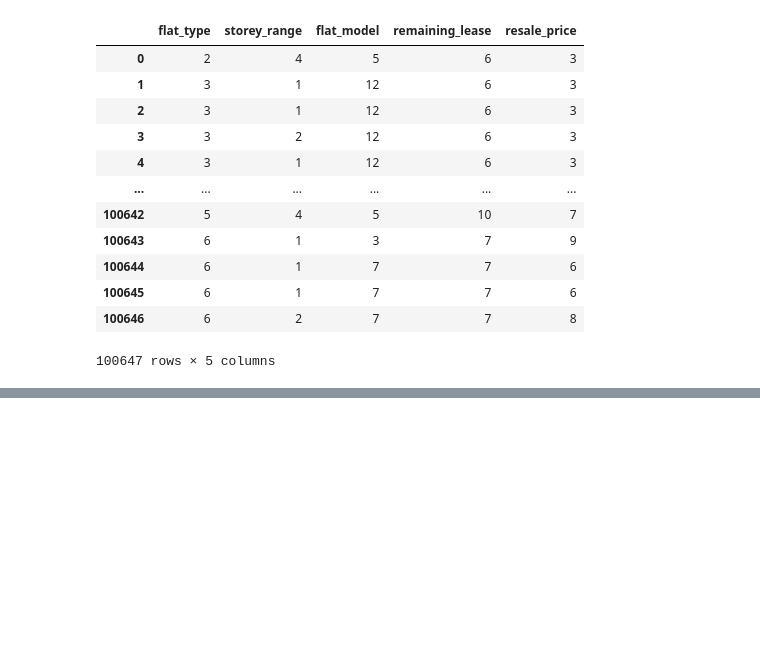
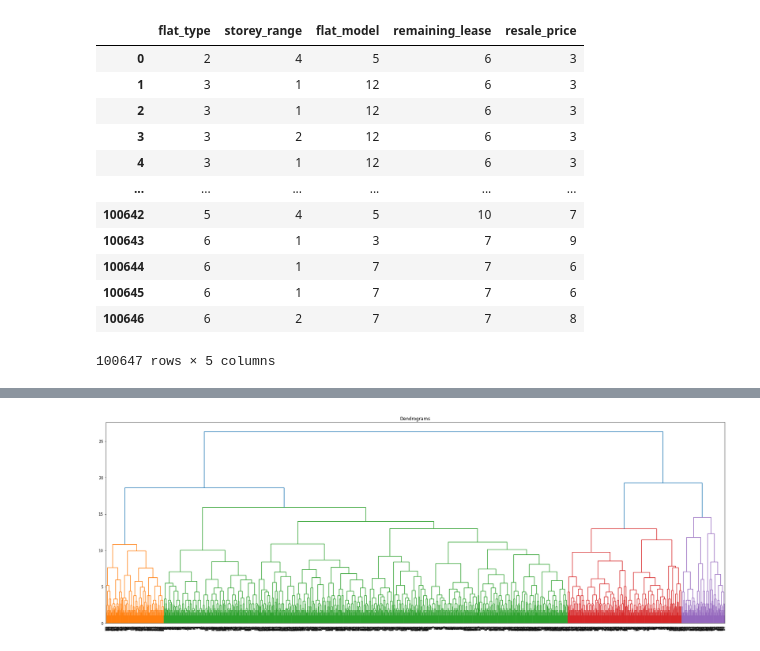
Before and after one commit to WeichenTeo/CSC3005-Data-Analytics, a Jupyter notebook: DataAnalytics.ipynb, the cells around one changed output, grey strips where cells are left out. Cells and saved outputs as stored; diff of their text form; code cells hidden in the pictures; blank space fills up the shorter version.

```diff
--- a/DataAnalytics.ipynb
+++ b/DataAnalytics.ipynb
@@ -139,8 +130,12 @@ resaleFlatDF
 # %%
 resaleFlatGroupDF = resaleFlatDF.groupby(["flat_type","storey_range","flat_model","remaining_lease","resale_price"])
 resaleFlatDF["Class"] = 0
+category = pd.DataFrame(columns=["flat_type","storey_range","flat_model","remaining_lease","resale_price","Class"])
+
 for i, (key, df) in enumerate(resaleFlatGroupDF):
+    category = category.append({"flat_type": key[0],"storey_range": key[1],"flat_model": key[2],"remaining_lease": key[3],"resale_price": key[4], "Class": i}, ignore_index = True)
     for row in df.iterrows():
         resaleFlatDF.loc[row[0], 'Class'] = i
+print(category)
 resaleFlatDF
 # %% [output]
@@ -159,0 +169,14 @@ resaleFlatDF
+# %%
+from scipy.cluster import hierarchy
+import matplotlib.pyplot as plt
+%matplotlib inline
+
+plt.figure(figsize=(30,10))
+plt.title("Dendrograms")
+names = category['Class']
+Y = category['Class']
+X = category.drop(['Class'],axis=1)
+Z = hierarchy.linkage(X, 'complete')
+dn = hierarchy.dendrogram(Z,labels=names.tolist())
+# %% [output]
+[figure, added]
```
Also changed, not shown: parts of 14 cells of this notebook.
